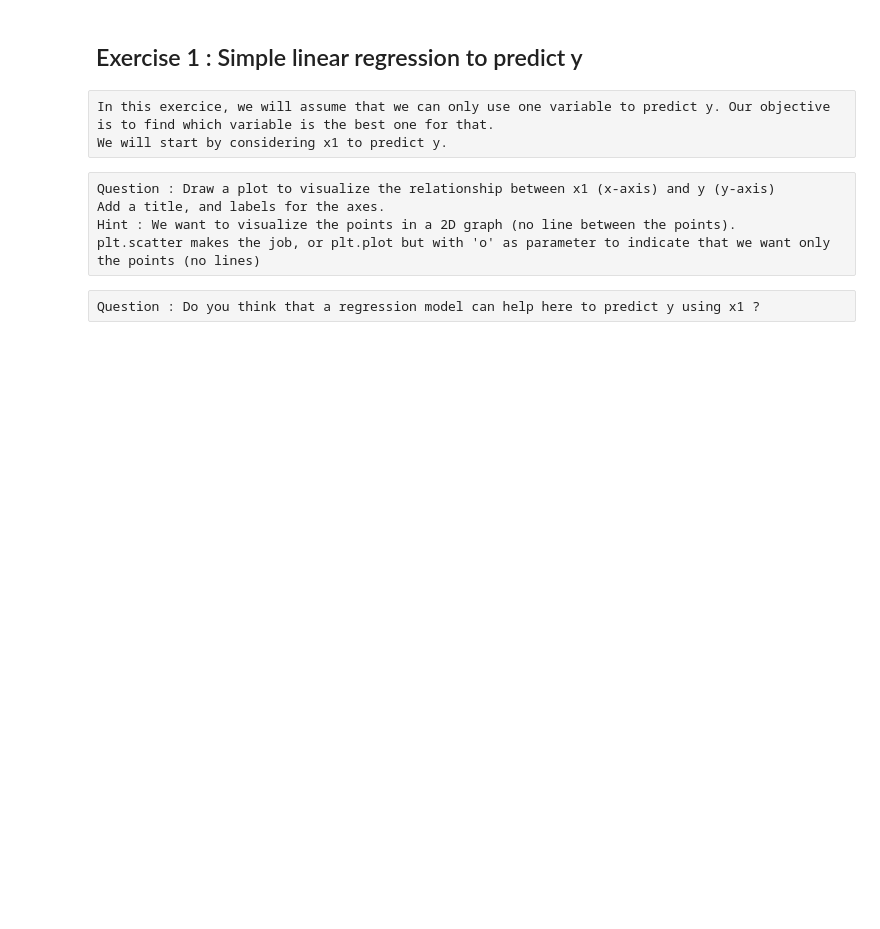
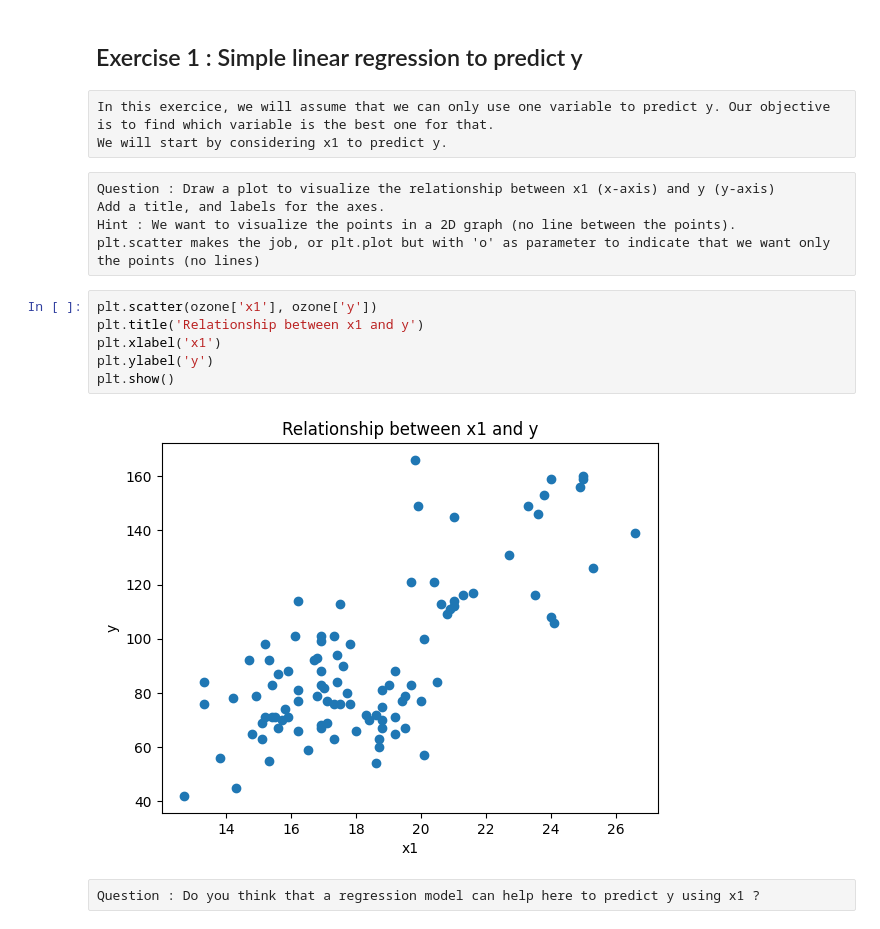
Before and after one commit to SylvaireN/MPCm1, a Jupyter notebook: TP1_reg_Student.ipynb, the cells around one changed output. Drawn from its saved outputs; the diff is of its cells as text; blank space fills up the shorter version.

```diff
--- a/TP1_reg_Student.ipynb
+++ b/TP1_reg_Student.ipynb
@@ -54,5 +54,13 @@ Question : Draw a plot to visualize the relationship between x1 (x-axis) and y (
 Add a title, and labels for the axes.
 Hint : We want to visualize the points in a 2D graph (no line between the points).
 plt.scatter makes the job, or plt.plot but with 'o' as parameter to indicate that we want only the points (no lines)
+# %%
+plt.scatter(ozone['x1'], ozone['y'])
+plt.title('Relationship between x1 and y')
+plt.xlabel('x1')
+plt.ylabel('y')
+plt.show()
+# %% [output]
+[figure, added]
 # %% [raw]
 Question : Do you think that a regression model can help here to predict y using x1 ?
```
Also changed, not shown: parts of 25 cells of this notebook, 27 other files.
